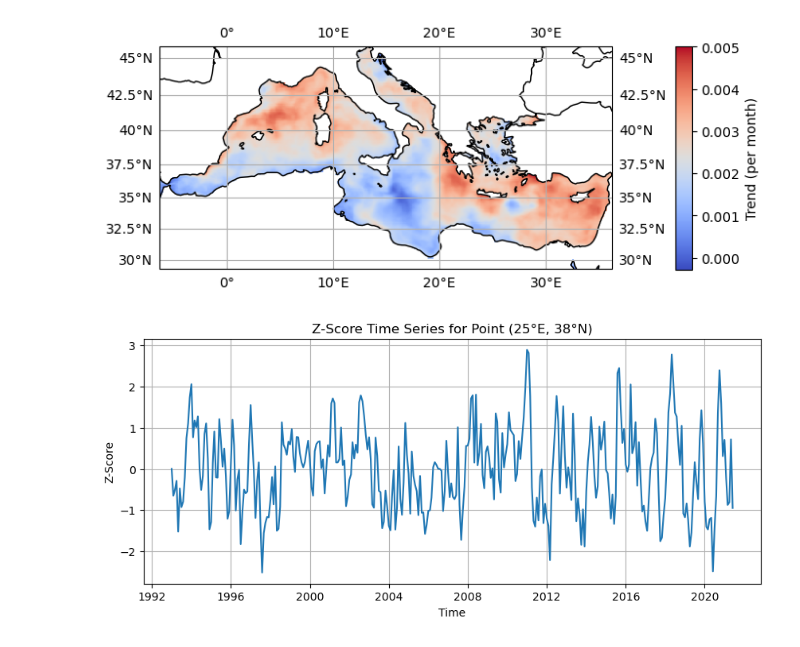
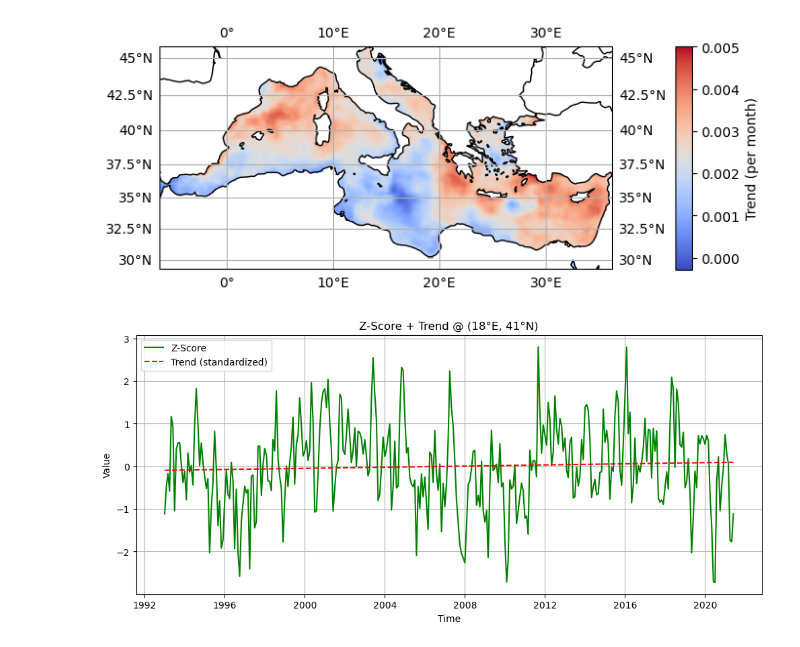
Before and after one commit to BahneTP/medsea-interannual-clustering, a Jupyter notebook: information_filtering/trend_removal/trend_analysis.ipynb, the cells around one changed output. Cells and saved outputs as stored; diff of their text form; code cells hidden in the pictures.

```diff
--- a/information_filtering/trend_removal/map.ipynb
+++ b/information_filtering/trend_removal/trend_analysis.ipynb
@@ -118,31 +118,44 @@ z_test = helper_functions.preprocessing(
     dim="feature",
     interpolate=-1
 )
-# %%
-# 1. Unstack, falls nötig
-if "location" in z_test.dims:
-    z_unstacked = z_test.unstack("location")
-else:
-    z_unstacked = z_test
-
-# 2. Nach lat und lon sortieren
-z_unstacked = z_unstacked.sortby(["latitude", "longitude"])
-
-# 3. Dann mit method="nearest" filtern
-point = z_unstacked.sel(longitude=30, latitude=32.5, method="nearest")
-
-# 4. Falls du feature/depth hast, isel verwenden
-point = point.isel(depth=0) if "depth" in point.dims else point
-point = point.isel(feature=0) if "feature" in point.dims else point
-
-# 5. Plot
-import matplotlib.pyplot as plt
-plt.figure(figsize=(10, 4))
-point.plot()
-plt.title("Z-Score Time Series for Point (25°E, 38°N)")
-plt.xlabel("Time")
-plt.ylabel("Z-Score")
-plt.grid(True)
-plt.show()
-# %% [output]
-[figure, removed]
+# %%
+import matplotlib.pyplot as plt
+import pandas as pd
+
+feature = "thetao"
+depth = 0
+
+original = ds[feature].sel(depth=depth, method="nearest")
+original_point = original.sel(longitude=18, latitude=41, method="nearest")
+
+time_index = pd.to_datetime(original_point['time'].values)
+months = (time_index.year - time_index.year[0]) * 12 + (time_index.month - time_index.month[0])
+months -= months[0]
+
+data_num = original_point.assign_coords(time=("time", months))
+
+fit = data_num.polyfit(dim="time", deg=1)
+trend = xr.polyval(data_num['time'], fit.polyfit_coefficients)
+trend = trend.assign_coords(time=("time", time_index))
+
+mean = original_point.mean().item()
+std = original_point.std().item()
+trend_z = (trend - mean) / std
+
+# === ONE figure, both plots ===
+fig, ax = plt.subplots(figsize=(12, 5))
+
+# Z-Score point from preprocessed
+point.plot(ax=ax, label="Z-Score", color="green")
+
+# Standardized trend
+ax.plot(time_index, trend_z, "--", color="red", label="Trend (standardized)")
+
+ax.set_title(f"Z-Score + Trend @ (18°E, 41°N)")
+ax.set_xlabel("Time")
+ax.set_ylabel("Value")
+ax.grid(True)
+ax.legend()
+plt.show()
+# %% [output]
+[figure, added]
```
Also changed, not shown: parts of 1 cell of this notebook, 1 other file.
